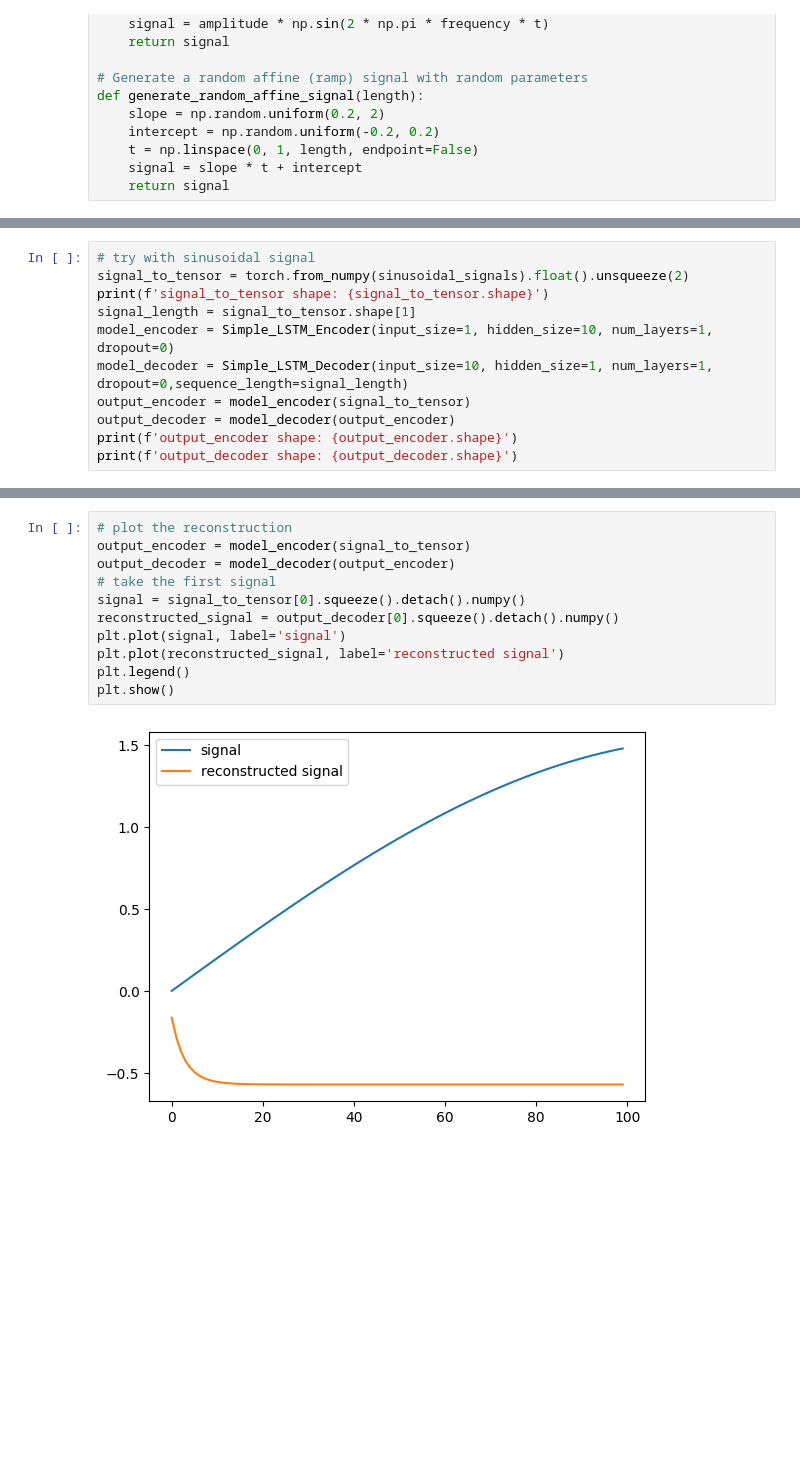
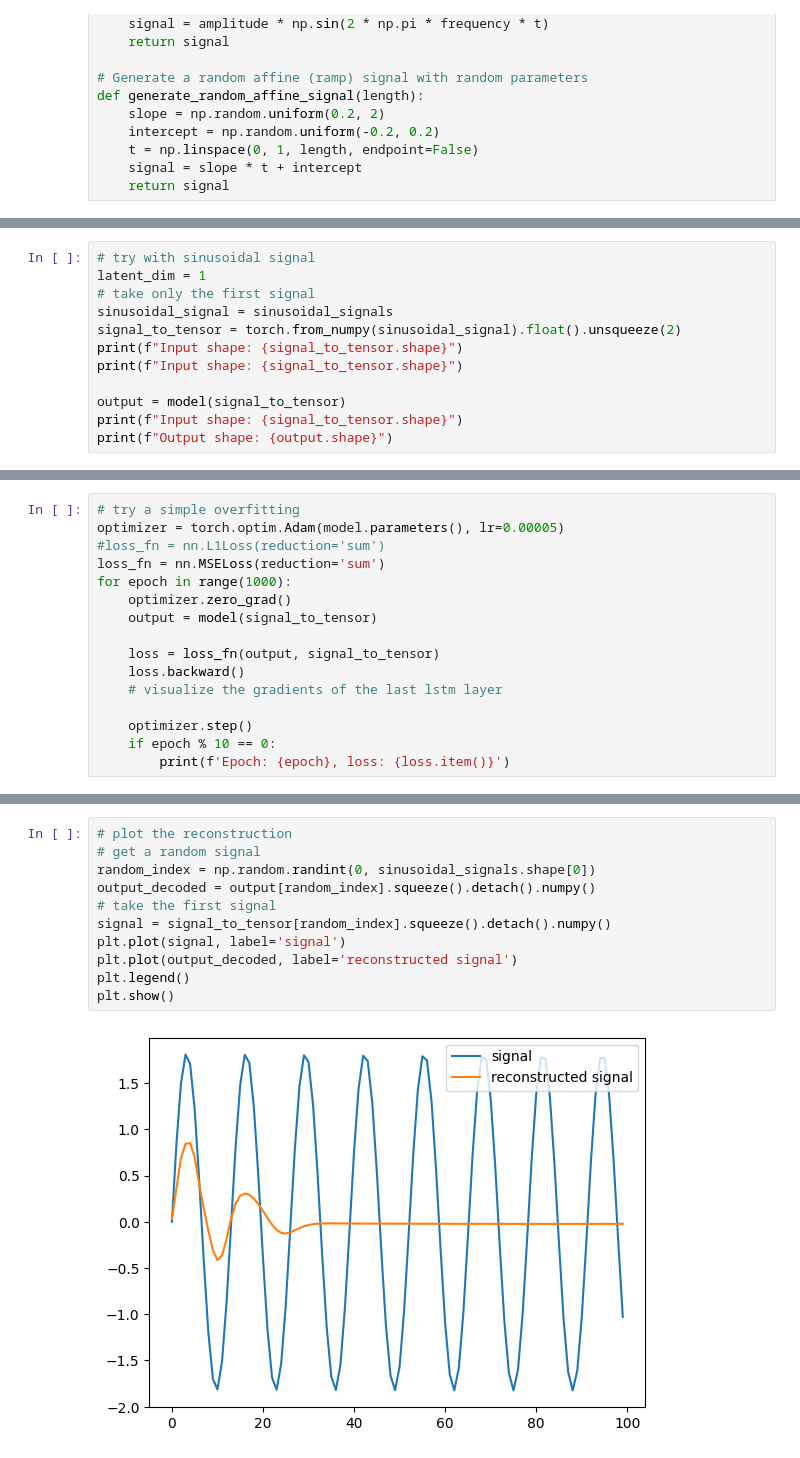
Before and after one commit to MaximeSzymanski/StocksClusteringVAE, a Jupyter notebook: VAE_stocks.ipynb, the cells around one changed output, grey strips where cells are left out. Drawn from its saved outputs; the diff is of its cells as text; blank space fills up the shorter version.

Commit message:
Changing for Uni-directionnal LSTM

```diff
--- a/VAE_stocks.ipynb
+++ b/VAE_stocks.ipynb
@@ -187,12 +200,13 @@ output shape: torch.Size([100, 50, 1])
 # %%
 # try with sinusoidal signal
-signal_to_tensor = torch.from_numpy(sinusoidal_signals).float().unsqueeze(2)
-print(f'signal_to_tensor shape: {signal_to_tensor.shape}')
-signal_length = signal_to_tensor.shape[1]
-model_encoder = Simple_LSTM_Encoder(input_size=1, hidden_size=10, num_layers=1, dropout=0)
-model_decoder = Simple_LSTM_Decoder(input_size=10, hidden_size=1, num_layers=1, dropout=0,sequence_length=signal_length)
-output_encoder = model_encoder(signal_to_tensor)
-output_decoder = model_decoder(output_encoder)
-print(f'output_encoder shape: {output_encoder.shape}')
-print(f'output_decoder shape: {output_decoder.shape}')
+latent_dim = 1
+# take only the first signal
+sinusoidal_signal = sinusoidal_signals
+signal_to_tensor = torch.from_numpy(sinusoidal_signal).float().unsqueeze(2)
+print(f"Input shape: {signal_to_tensor.shape}")
+print(f"Input shape: {signal_to_tensor.shape}")
+
+output = model(signal_to_tensor)
+print(f"Input shape: {signal_to_tensor.shape}")
+print(f"Output shape: {output.shape}")
 # %% [output]
@@ -201,0 +232,16 @@ output_decoder shape: torch.Size([20, 100, 1])
+# %%
+# try a simple overfitting
+optimizer = torch.optim.Adam(model.parameters(), lr=0.00005)
+#loss_fn = nn.L1Loss(reduction='sum')
+loss_fn = nn.MSELoss(reduction='sum')
+for epoch in range(1000):
+    optimizer.zero_grad()
+    output = model(signal_to_tensor)
+
+    loss = loss_fn(output, signal_to_tensor)
+    loss.backward()
+    # visualize the gradients of the last lstm layer
+
+    optimizer.step()
+    if epoch % 10 == 0:
+        print(f'Epoch: {epoch}, loss: {loss.item()}')
@@ -202,13 +267,13 @@ output_decoder shape: torch.Size([20, 100, 1])
 # %%
 # plot the reconstruction
-output_encoder = model_encoder(signal_to_tensor)
-output_decoder = model_decoder(output_encoder)
+# get a random signal
+random_index = np.random.randint(0, sinusoidal_signals.shape[0])
+output_decoded = output[random_index].squeeze().detach().numpy()
 # take the first signal
-signal = signal_to_tensor[0].squeeze().detach().numpy()
-reconstructed_signal = output_decoder[0].squeeze().detach().numpy()
+signal = signal_to_tensor[random_index].squeeze().detach().numpy()
 plt.plot(signal, label='signal')
-plt.plot(reconstructed_signal, label='reconstructed signal')
+plt.plot(output_decoded, label='reconstructed signal')
 plt.legend()
 plt.show()
 # %% [output]
-[figure, old version]
+[figure, new version]
```
Also changed, not shown: parts of 13 cells of this notebook.
